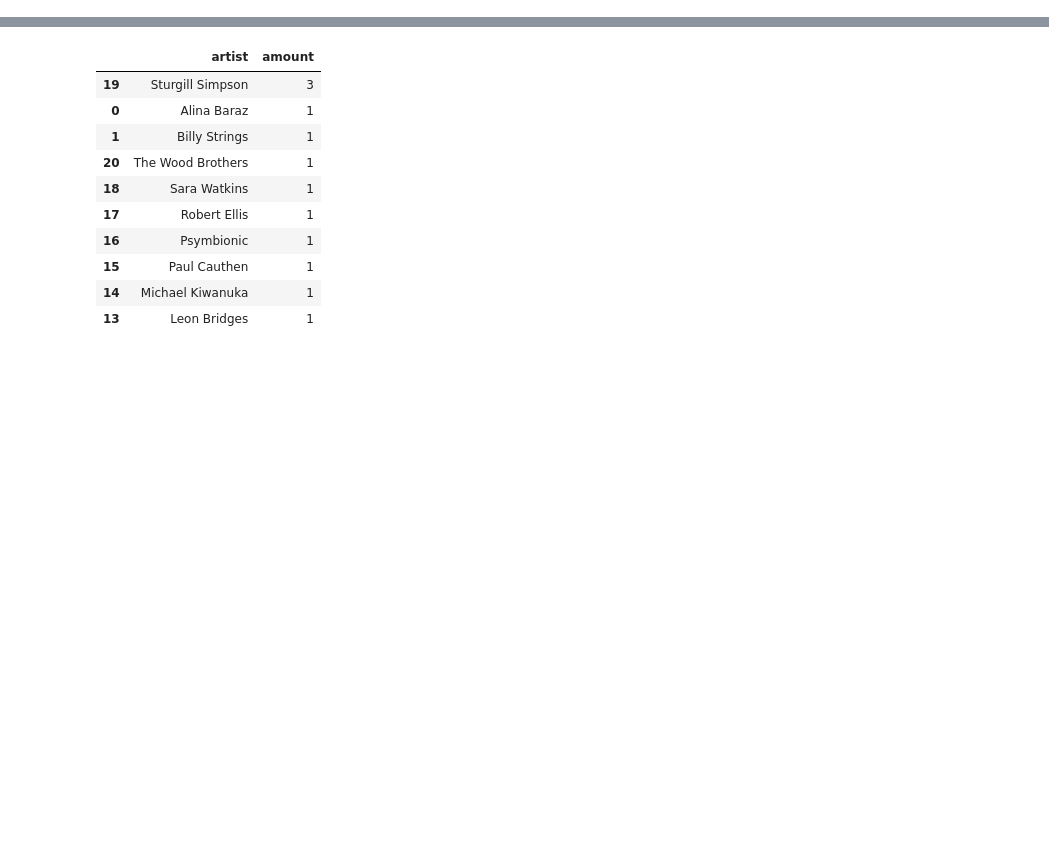
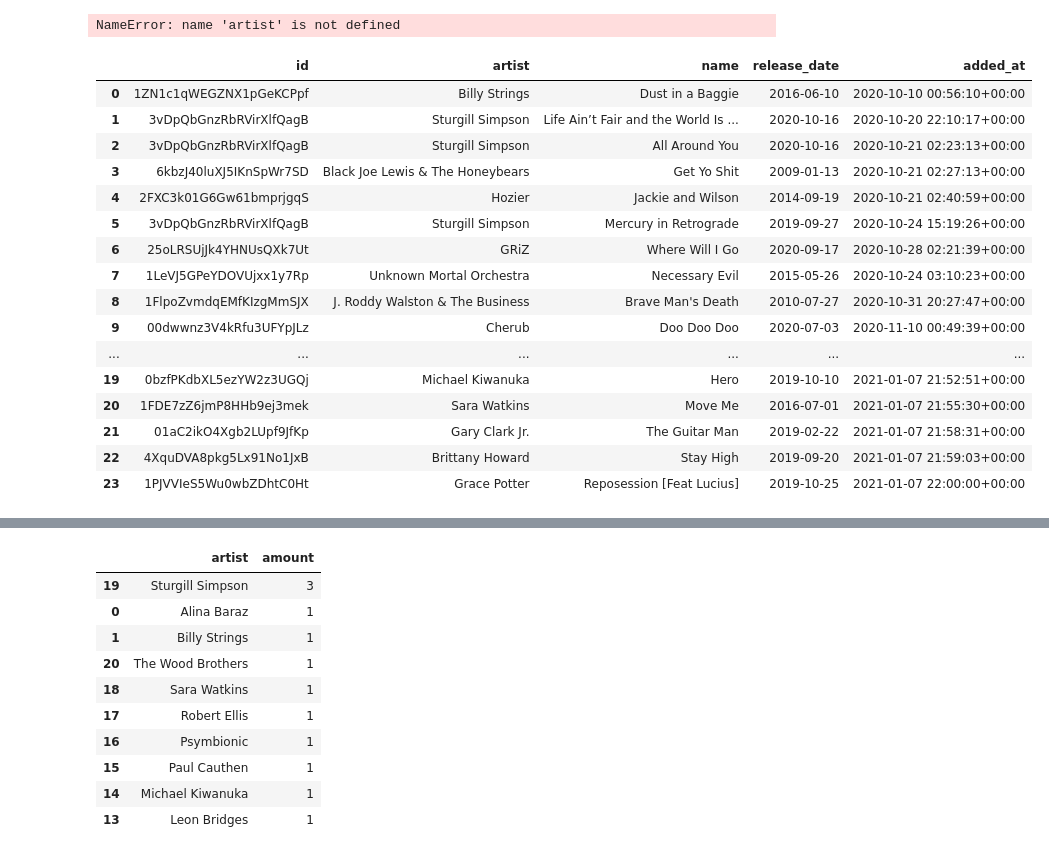
Before and after one commit to cwsteph/Spotify-JS, a Jupyter notebook: Untitled.ipynb, the cells around one changed output, grey strips where cells are left out. Saved outputs shown, nothing was run; the diff lists cells and outputs as text; code cells hidden in the pictures; blank space fills up the shorter version.

```diff
--- a/Untitled.ipynb
+++ b/Untitled.ipynb
@@ -41,0 +65,52 @@ tracks_df = pd.DataFrame([(track['track']['id'],
+# %%
+# Get Artist ID Information to Find Genre Endpoints
+
+playlist = sp.user_playlist(user_id, playlist_id)
+tracks = playlist['tracks']['items']
+next_uri = playlist['tracks']['next']
+for _ in range(int(playlist['tracks']['total'] / playlist['tracks']['limit'])):
+    response = sp._get(next_uri)
+    tracks += response['items']
+    next_uri = response['next']
+
+artist
+# %% [output]
+NameError: name 'artist' is not defined
+# %%
+# Get Artist ID Information to Find Genre Endpoints
+
+playlist = sp.user_playlist(user_id, playlist_id)
+tracks = playlist['tracks']['items']
+next_uri = playlist['tracks']['next']
+for _ in range(int(playlist['tracks']['total'] / playlist['tracks']['limit'])):
+    response = sp._get(next_uri)
+    tracks += response['items']
+    next_uri = response['next']
+
+artist_id = pd.DataFrame([(track['track']['artists'][0]['id'],
+                           track['track']['artists'][0]['name'],
+                           track['track']['name'],
+                           parse_date(track['track']['album']['release_date']) if track['track']['album']['release_date'] else None,
+                           parse_date(track['added_at']))
+                          for track in playlist['tracks']['items']],
+                         columns=['id', 'artist', 'name', 'release_date', 'added_at'] )
+# %%
+artist_id
+# %% [output]
+|  | id | artist | name | release_date | added_at |
+| 0 | 1ZN1c1qWEGZNX1pGeKCPpf | Billy Strings | Dust in a Baggie | 2016-06-10 | 2020-10-10 00:56:10+00:00 |
+| 1 | 3vDpQbGnzRbRVirXlfQagB | Sturgill Simpson | Life Ain’t Fair and the World Is ... | 2020-10-16 | 2020-10-20 22:10:17+00:00 |
+| 2 | 3vDpQbGnzRbRVirXlfQagB | Sturgill Simpson | All Around You | 2020-10-16 | 2020-10-21 02:23:13+00:00 |
+| 3 | 6kbzJ40luXJ5IKnSpWr7SD | Black Joe Lewis & The Honeybears | Get Yo Shit | 2009-01-13 | 2020-10-21 02:27:13+00:00 |
+| 4 | 2FXC3k01G6Gw61bmprjgqS | Hozier | Jackie and Wilson | 2014-09-19 | 2020-10-21 02:40:59+00:00 |
+| 5 | 3vDpQbGnzRbRVirXlfQagB | Sturgill Simpson | Mercury in Retrograde | 2019-09-27 | 2020-10-24 15:19:26+00:00 |
+| 6 | 25oLRSUjJk4YHNUsQXk7Ut | GRiZ | Where Will I Go | 2020-09-17 | 2020-10-28 02:21:39+00:00 |
+| 7 | 1LeVJ5GPeYDOVUjxx1y7Rp | Unknown Mortal Orchestra | Necessary Evil | 2015-05-26 | 2020-10-24 03:10:23+00:00 |
+| 8 | 1FlpoZvmdqEMfKIzgMmSJX | J. Roddy Walston & The Business | Brave Man's Death | 2010-07-27 | 2020-10-31 20:27:47+00:00 |
+| 9 | 00dwwnz3V4kRfu3UFYpJLz | Cherub | Doo Doo Doo | 2020-07-03 | 2020-11-10 00:49:39+00:00 |
+| ... | ... | ... | ... | ... | ... |
+| 19 | 0bzfPKdbXL5ezYW2z3UGQj | Michael Kiwanuka | Hero | 2019-10-10 | 2021-01-07 21:52:51+00:00 |
+| 20 | 1FDE7zZ6jmP8HHb9ej3mek | Sara Watkins | Move Me | 2016-07-01 | 2021-01-07 21:55:30+00:00 |
+| 21 | 01aC2ikO4Xgb2LUpf9JfKp | Gary Clark Jr. | The Guitar Man | 2019-02-22 | 2021-01-07 21:58:31+00:00 |
+| 22 | 4XquDVA8pkg5Lx91No1JxB | Brittany Howard | Stay High | 2019-09-20 | 2021-01-07 21:59:03+00:00 |
+| 23 | 1PJVVIeS5Wu0wbZDhtC0Ht | Grace Potter | Reposession [Feat Lucius] | 2019-10-25 | 2021-01-07 22:00:00+00:00 |
```
Also changed, not shown: parts of 9 cells of this notebook, 1 other file.
